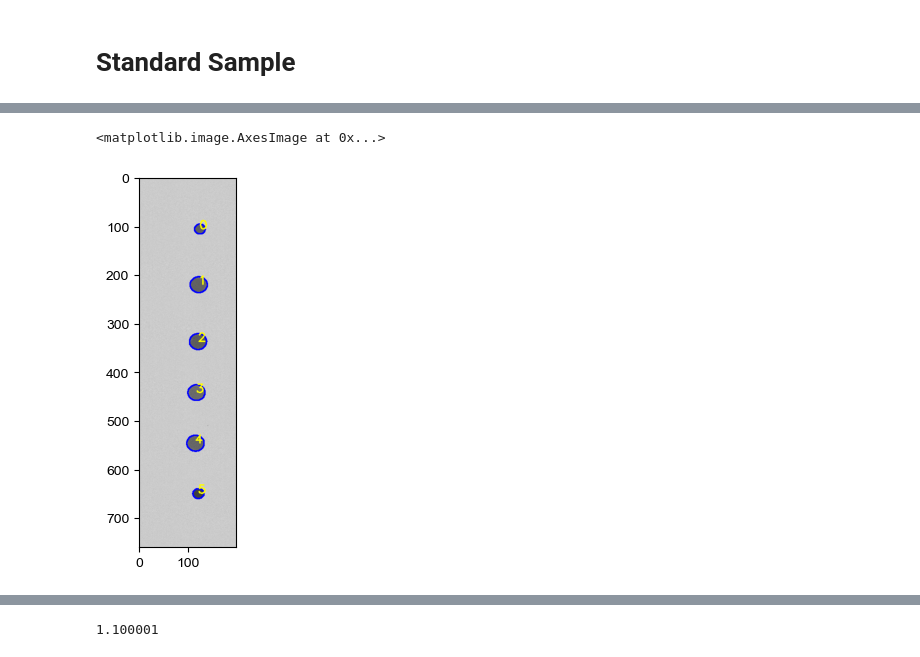
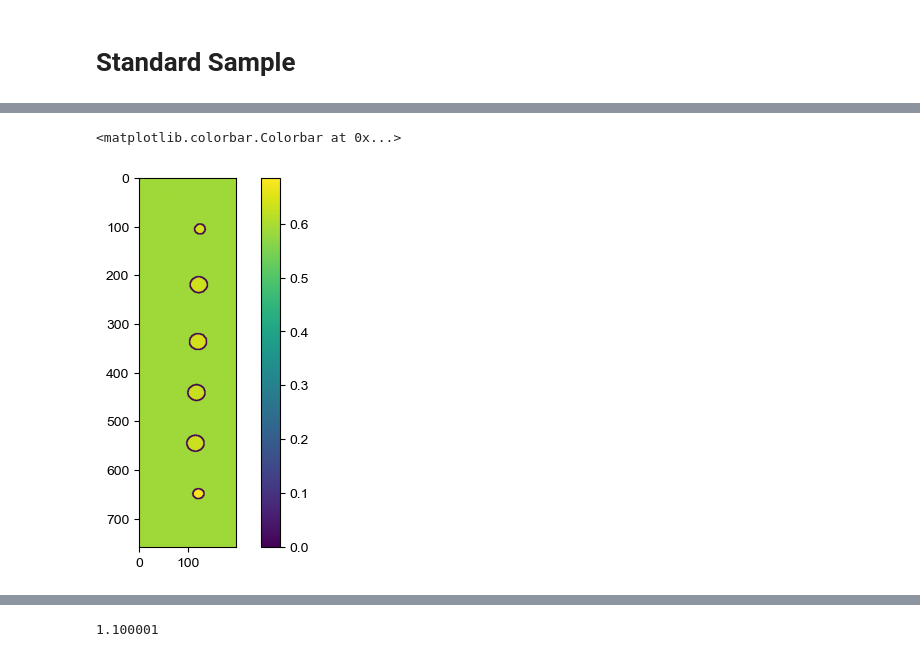
Before and after one commit to yaojian95/jt_ore_sorting, a Jupyter notebook: R_standard_sample.ipynb, the cells around one changed output, grey strips where cells are left out. Drawn from its saved outputs; the diff is of its cells as text; code cells hidden in the pictures.

```diff
--- a/R_standard_sample.ipynb
+++ b/R_standard_sample.ipynb
@@ -189,7 +194,8 @@ sample_norm, contoured_norm, image_norm, r_pixels_norm, contoured_r_norm, box_no
 8
 # %%
-plt.imshow(contoured_norm)
-# plt.imshow(contoured_r_norm)
+# plt.imshow(contoured_norm)
+plt.imshow(contoured_r_norm)
+plt.colorbar()
 # %% [output]
-<matplotlib.image.AxesImage at 0x...>
+<matplotlib.colorbar.Colorbar at 0x...>
-[figure, old version]
+[figure, new version]
```
Also changed, not shown: parts of 4 cells of this notebook, 6 other files.
